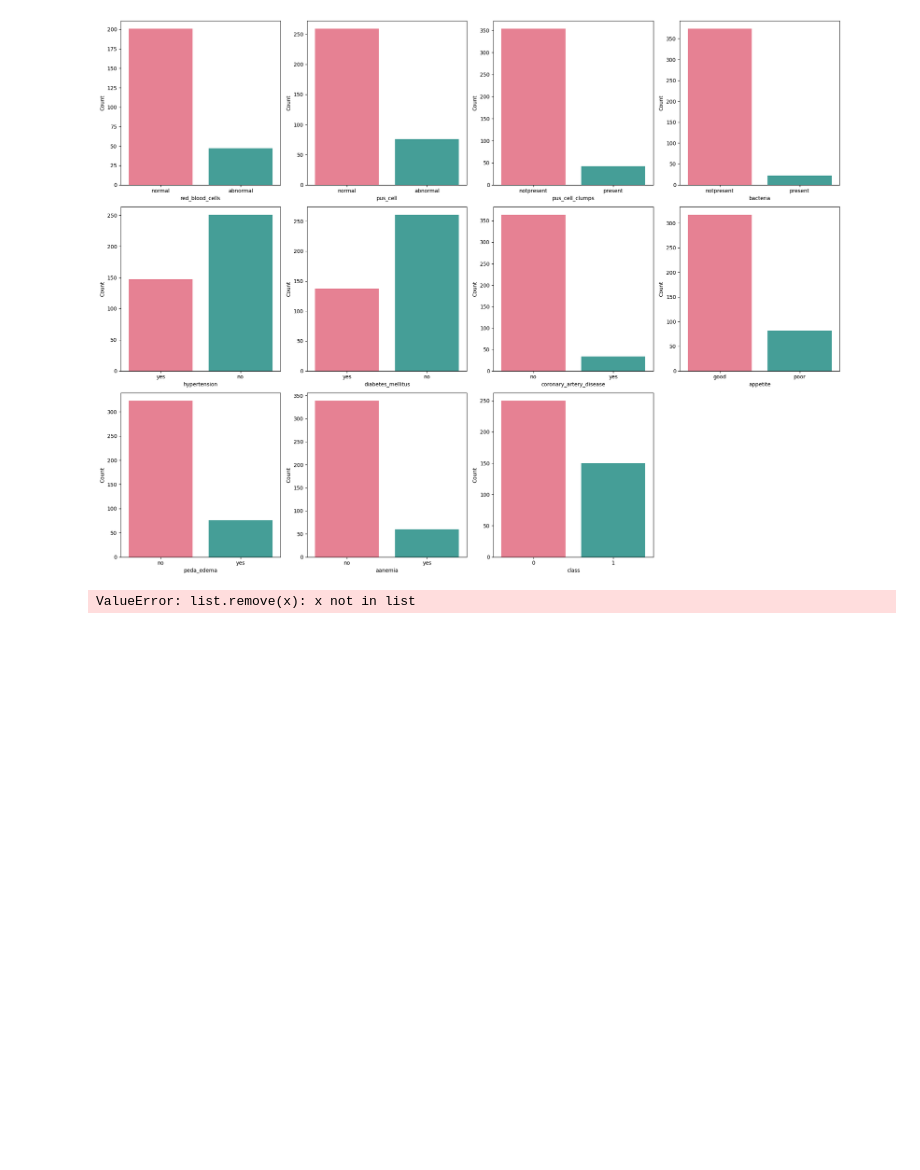
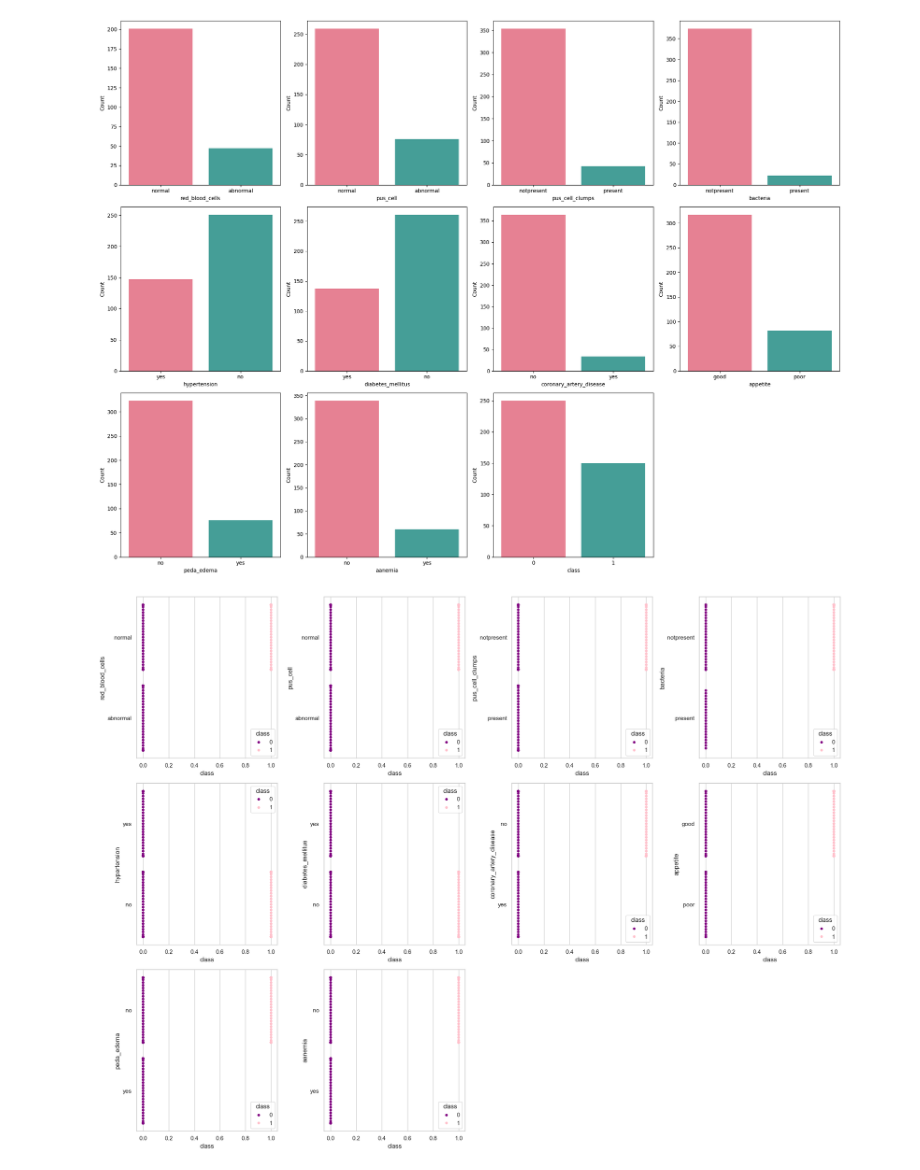
Before and after one commit to hussainmahmood/custom-kernel-svm, a Jupyter notebook: test.ipynb, the cells around one changed output. Saved outputs shown, nothing was run; the diff lists cells and outputs as text; code cells hidden in the pictures; blank space fills up the shorter version.

```diff
--- a/test.ipynb
+++ b/test.ipynb
@@ -175,19 +179,19 @@ plt.show()
 # %% [output]
 [figure]
 # %%
-sb.set_theme(style="whitegrid", palette=["purple", "indigo"])
+sb.set_theme(style="whitegrid", palette=["purple", "pink"])
 cat_cols_except_class = cat_cols.copy()
 cat_cols_except_class.remove('class')
 plt.figure(figsize=(20, 15))
 for i, column in enumerate(cat_cols_except_class, 1):
     plt.subplot(3, 4, i)
     sb.swarmplot(data=df, x="class", y=column, hue='class')
     plt.ylabel(column)
 
 plt.tight_layout()
 plt.show()
 # %% [output]
-ValueError: list.remove(x): x not in list
+[figure, added]
 # %%
 sb.set_theme(style="whitegrid", palette=["magenta", "teal"])
 
```
Also changed, not shown: parts of 19 cells of this notebook.
